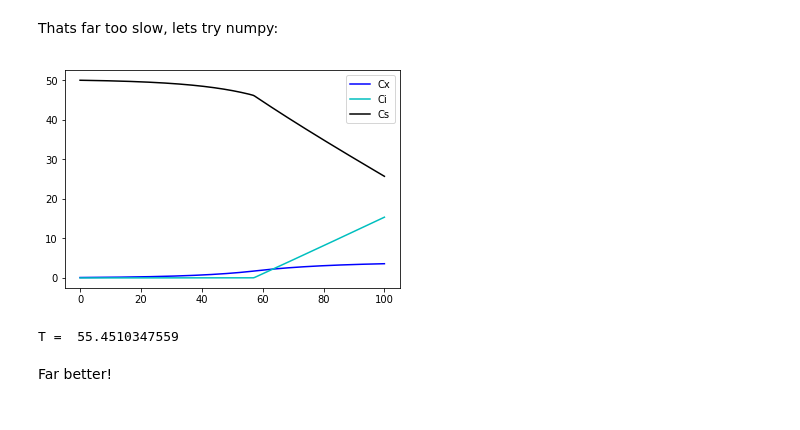
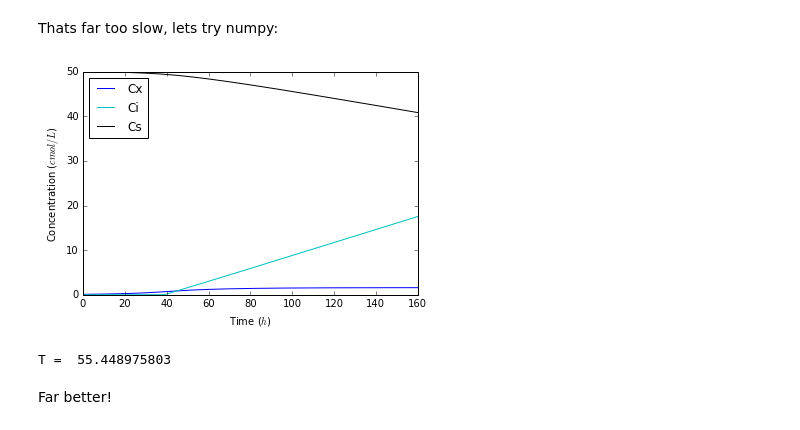
Before and after one commit to reubens9/CBP732-Reuben, a Jupyter notebook: Assignment 2/Aerobic model.ipynb, the cells around one changed output. Drawn from its saved outputs; the diff is of its cells as text; code cells hidden in the pictures.

```diff
--- a/Assignment 2/Aerobic model.ipynb
+++ b/Assignment 2/Aerobic model.ipynb
@@ -222,34 +222,39 @@ def rates(C,t):
 # %%
 Cxo,Cso,Cio,Cco,Co, res,atp = 0.1,50,0,0,0,0,0
 Co_sat = 7 / 1000 / 32  # mol O2 per liter
-kla = 500
+kla = 200
 C = [Cxo,Cso,Cio,Cco, Co,res,atp]
-T = 100
+T = 160
 leng = T*101
 tspan = np.linspace(0,T,leng)
 Cans = odeint(dNdt,C,tspan)
 Cx,Cs,Ci,Cco,Co,res,atp = Cans.T
+plt.figure()
 plt.plot(tspan, Cx, 'b', label='Cx')
 plt.plot(tspan, Ci, 'c', label='Ci')
 plt.plot(tspan, Cs, 'k', label='Cs')
-
+plt.xlabel('Time ($h$)')
+plt.ylabel('Concentration ($cmol/L$)')
+plt.ylim(0)
 # Cxo,Cso,Cio,Cco,Co, res = 0.1,50,0,0,0,0
 # Co_sat = 7 / 1000 / 32  # mol O2 per liter
 # kla = 200
 # C = [Cxo,Cso,Cio,Cco, Co,res]
 # T = 100
 # Cans1 = odeint(dNdt,C,tspan)
 # Cx1,Cs,Ci2,Cco,Co,res = Cans1.T
 # plt.plot(tspan, Cx1, 'r', label='Cx')
 # # plt.plot(tspan, Cs,'r', label='Cs')
 # plt.plot(tspan, Ci2, 'g', label='Ci')
 # # plt.plot(tspan, Cco, 'k', label='Cco2')
 plt.legend(loc = 'best')
+
+plt.savefig('conc.png')
 plt.show()
 print ('T = ',tspan[5600])
 # %% [output]
-[figure, old version]
+[figure, new version]
-T =  55.4510347559
+T =  55.448975803
 # %% [markdown]
 Far better!
 # %% [markdown]
```
Also changed, not shown: parts of 7 cells of this notebook, 12 other files.
